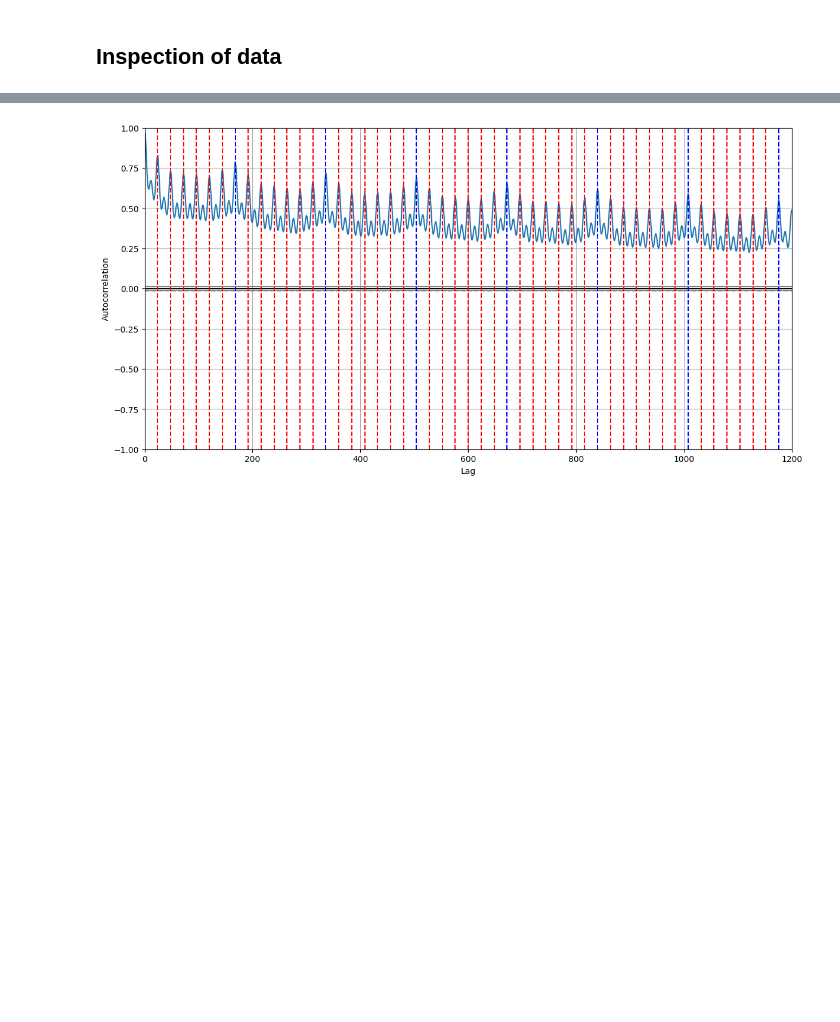
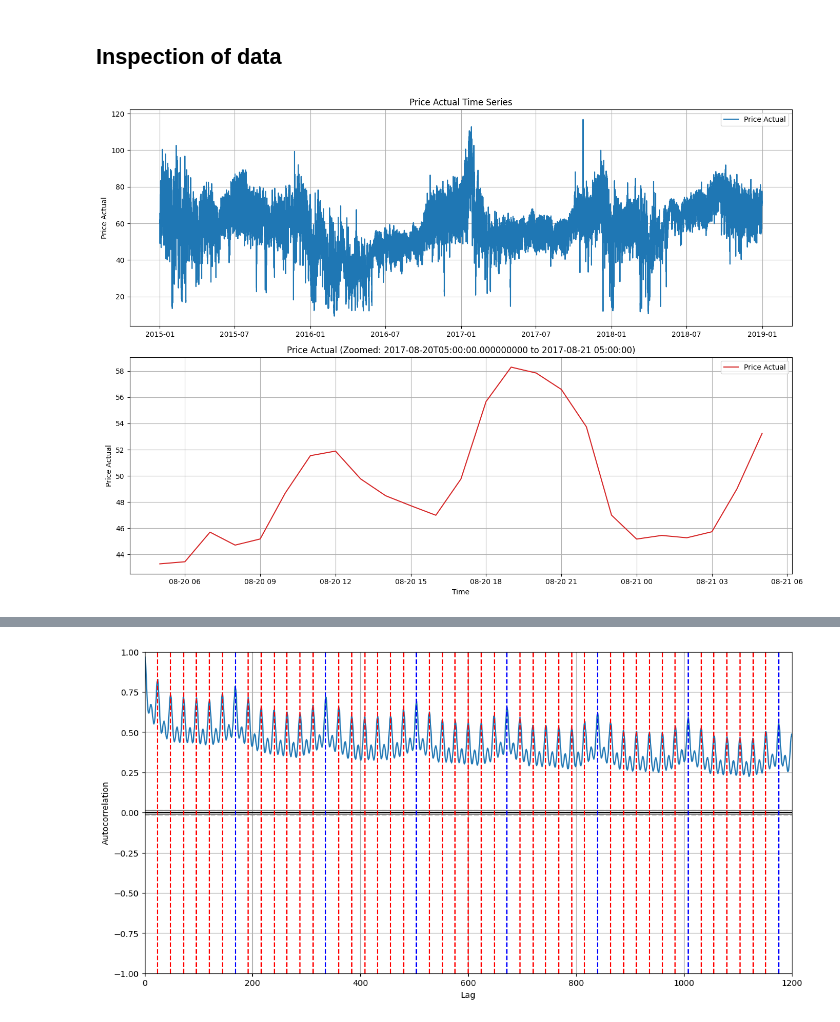
Before and after one commit to asgersong/ESL-P3-Forecasting, a Jupyter notebook: data_processing/data_processing.ipynb, the cells around one changed output, grey strips where cells are left out. Drawn from its saved outputs; the diff is of its cells as text; code cells hidden in the pictures; blank space fills up the shorter version.

```diff
--- a/data_processing/data_processing.ipynb
+++ b/data_processing/data_processing.ipynb
@@ -180,6 +180,42 @@ hour_of_day           1461
 dtype: int64
 # %% [markdown]
 ## Inspection of data
+# %%
+import matplotlib.pyplot as plt
+import pandas as pd
+
+# Load data
+df = pd.read_csv("../dataset/processed/interpolated_dataset.csv")
+df["time"] = pd.to_datetime(df["time"])
+
+# Select a random 24-hour period
+start_time = df["time"].sample(1).values[0]
+end_time = start_time + pd.Timedelta(hours=24)
+
+# Create a single figure with two subplots
+fig, axes = plt.subplots(2, 1, figsize=(14, 10), sharex=False)
+
+# Plot full time series
+axes[0].plot(df["time"], df["price_actual"], label="Price Actual")
+axes[0].set_ylabel("Price Actual")
+axes[0].set_title("Price Actual Time Series")
+axes[0].grid()
+axes[0].legend()
+
+# Plot zoomed-in 24-hour period
+mask = (df["time"] >= start_time) & (df["time"] <= end_time)
+axes[1].plot(df["time"][mask], df["price_actual"][mask], label="Price Actual", color="tab:red")
+axes[1].set_xlabel("Time")
+axes[1].set_ylabel("Price Actual")
+axes[1].set_title(f"Price Actual (Zoomed: {start_time} to {end_time})")
+# axes[1].set_title(f"Price Actual (Zoomed: {start_time.strftime('%Y-%m-%d %H:%M:%S')} to {end_time.strftime('%Y-%m-%d %H:%M:%S')})")
+axes[1].grid()
+axes[1].legend()
+
+plt.tight_layout()
+plt.show()
+# %% [output]
+[figure, added]
 # %%
 # plot time series
 import matplotlib.pyplot as plt
```
Also changed, not shown: parts of 1 cell of this notebook, 25 other files.
